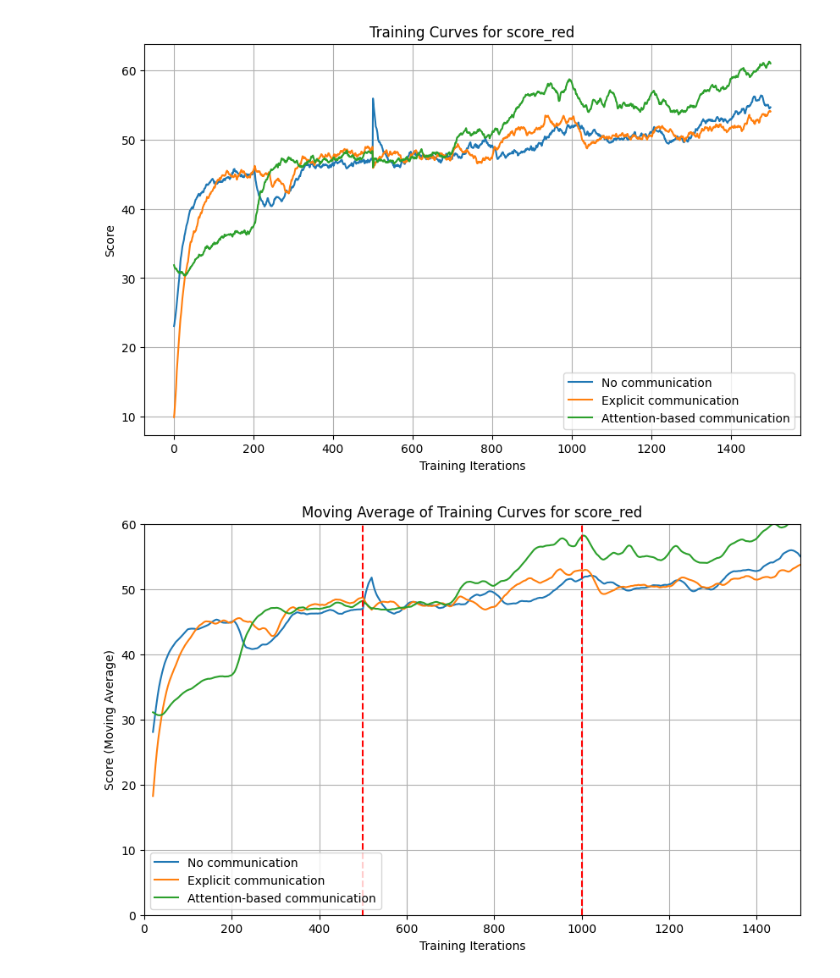
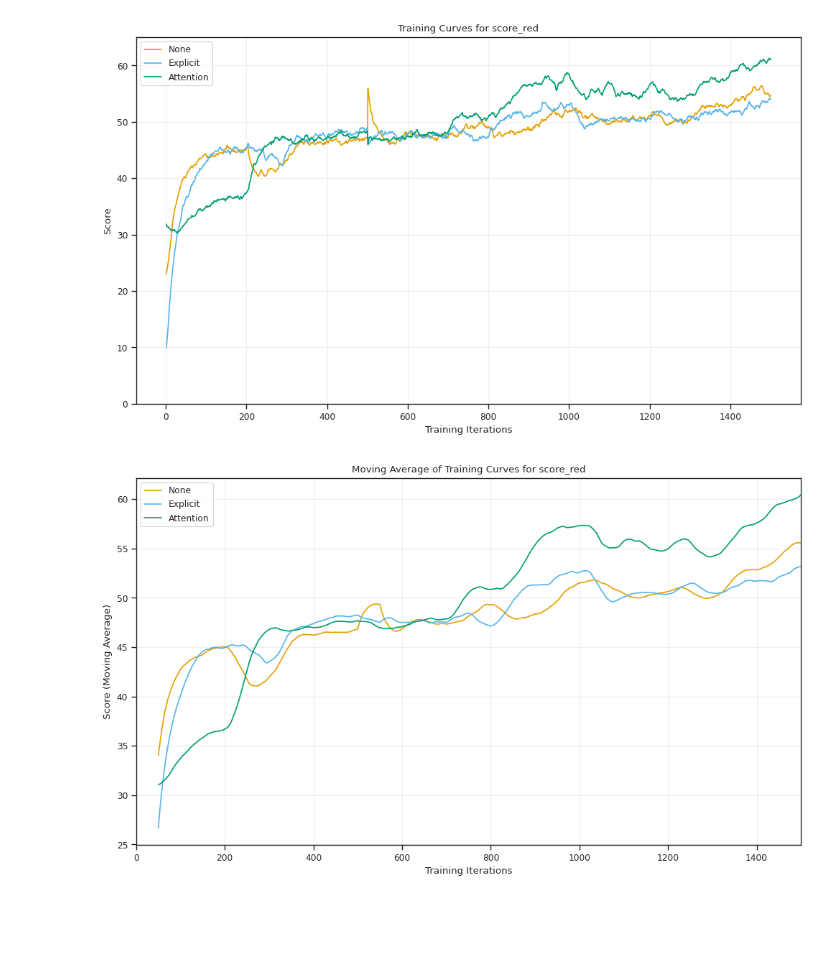
Before and after one commit to msoe-vex/VEX-AI-Reinforcement-Learning, a Jupyter notebook: analysis/analysis.ipynb, the cells around one changed output. Saved outputs shown, nothing was run; the diff lists cells and outputs as text; code cells hidden in the pictures; blank space fills up the shorter version.

```diff
--- a/analysis/analysis.ipynb
+++ b/analysis/analysis.ipynb
@@ -54,38 +161,48 @@ Two-sample t-test between ATTENTION and ATTENTION_NONE: t-statistic = 0.848, p-v
 # %%
-training_none = pd.concat([pd.read_csv('training_none_0_500.csv'), pd.read_csv('training_none_500_1500.csv')])
-training_copy = pd.concat([pd.read_csv('training_copy_0_500.csv'), pd.read_csv('training_copy_500_1500.csv')])
-training_attention = pd.concat([pd.read_csv('training_attention_0_500.csv'), pd.read_csv('training_attention_500_1500.csv')])
+# Load and merge training logs with clean unique indices
+training_none = pd.concat(
+    [pd.read_csv('training_none_0_500.csv'), pd.read_csv('training_none_500_1500.csv')],
+    ignore_index=True
+)
+training_copy = pd.concat(
+    [pd.read_csv('training_copy_0_500.csv'), pd.read_csv('training_copy_500_1500.csv')],
+    ignore_index=True
+)
+training_attention = pd.concat(
+    [pd.read_csv('training_attention_0_500.csv'), pd.read_csv('training_attention_500_1500.csv')],
+    ignore_index=True
+)
 
-# Plot training curves
+palette_map = {"None": PALETTE[0], "Explicit": PALETTE[1], "Attention": PALETTE[2]}
+
+# Raw training curves
 plt.figure(figsize=(10, 6))
-plt.plot(training_none['training_iteration'], training_none['env_runners/red_team_score_mean'], label='No communication')
-plt.plot(training_copy['training_iteration'], training_copy['env_runners/red_team_score_mean'], label='Explicit communication')
-plt.plot(training_attention['training_iteration'], training_attention['env_runners/red_team_score_mean'], label='Attention-based communication')
+sns.lineplot(data=training_none, x='training_iteration', y='env_runners/red_team_score_mean', label='None', color=palette_map["None"])
+sns.lineplot(data=training_copy, x='training_iteration', y='env_runners/red_team_score_mean', label='Explicit', color=palette_map["Explicit"])
+sns.lineplot(data=training_attention, x='training_iteration', y='env_runners/red_team_score_mean', label='Attention', color=palette_map["Attention"])
 plt.title('Training Curves for score_red')
 plt.xlabel('Training Iterations')
 plt.ylabel('Score')
+plt.ylim(0, 65)
+plt.grid(True, alpha=0.3)
 plt.legend()
-plt.grid(True)
+plt.tight_layout()
 plt.show()
 
-# Plot moving average of training curves
-def moving_average(data, window_size):
-    return data.rolling(window=window_size).mean()
-window_size = 20
+# Moving-average curves
+window_size = 50
 plt.figure(figsize=(10, 6))
-plt.plot(training_none['training_iteration'], moving_average(training_none['env_runners/red_team_score_mean'], window_size), label='No communication')
-plt.plot(training_copy['training_iteration'], moving_average(training_copy['env_runners/red_team_score_mean'], window_size), label='Explicit communication')
-plt.plot(training_attention['training_iteration'], moving_average(training_attention['env_runners/red_team_score_mean'], window_size), label='Attention-based communication')
-plt.axvline(x=500, color='red', linestyle='--')
-plt.axvline(x=1000, color='red', linestyle='--')
-plt.xlim(0, 1500)
-plt.ylim(0, 60)
+sns.lineplot(data=training_none, x='training_iteration', y=training_none['env_runners/red_team_score_mean'].rolling(window_size).mean(), label='None', color=palette_map["None"])
+sns.lineplot(data=training_copy, x='training_iteration', y=training_copy['env_runners/red_team_score_mean'].rolling(window_size).mean(), label='Explicit', color=palette_map["Explicit"])
+sns.lineplot(data=training_attention, x='training_iteration', y=training_attention['env_runners/red_team_score_mean'].rolling(window_size).mean(), label='Attention', color=palette_map["Attention"])
 plt.title('Moving Average of Training Curves for score_red')
 plt.xlabel('Training Iterations')
 plt.ylabel('Score (Moving Average)')
+plt.xlim(0, 1500)
+plt.grid(True, alpha=0.3)
 plt.legend()
-plt.grid(True)
+plt.tight_layout()
 plt.show()
 # %% [output]
-[figure, old version]
+[figure, new version]
-[figure, old version]
+[figure, new version]
```
Also changed, not shown: parts of 2 cells of this notebook, 2 other files.
